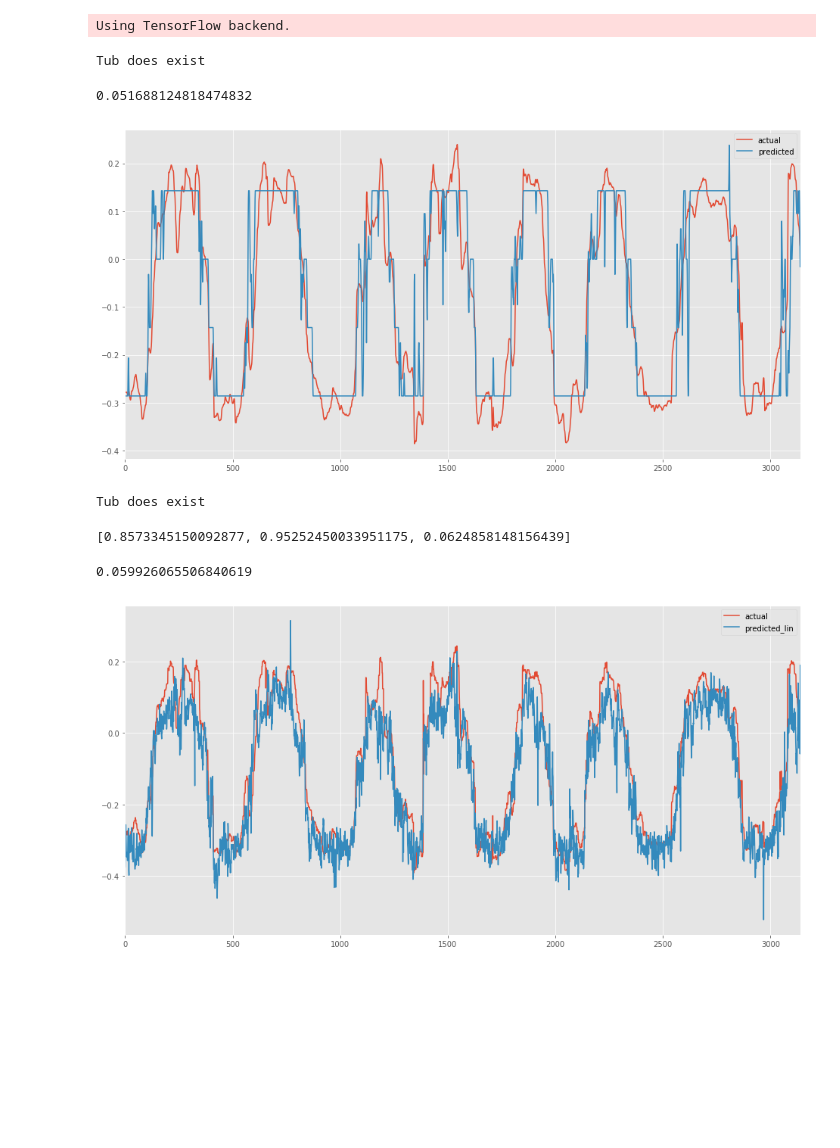
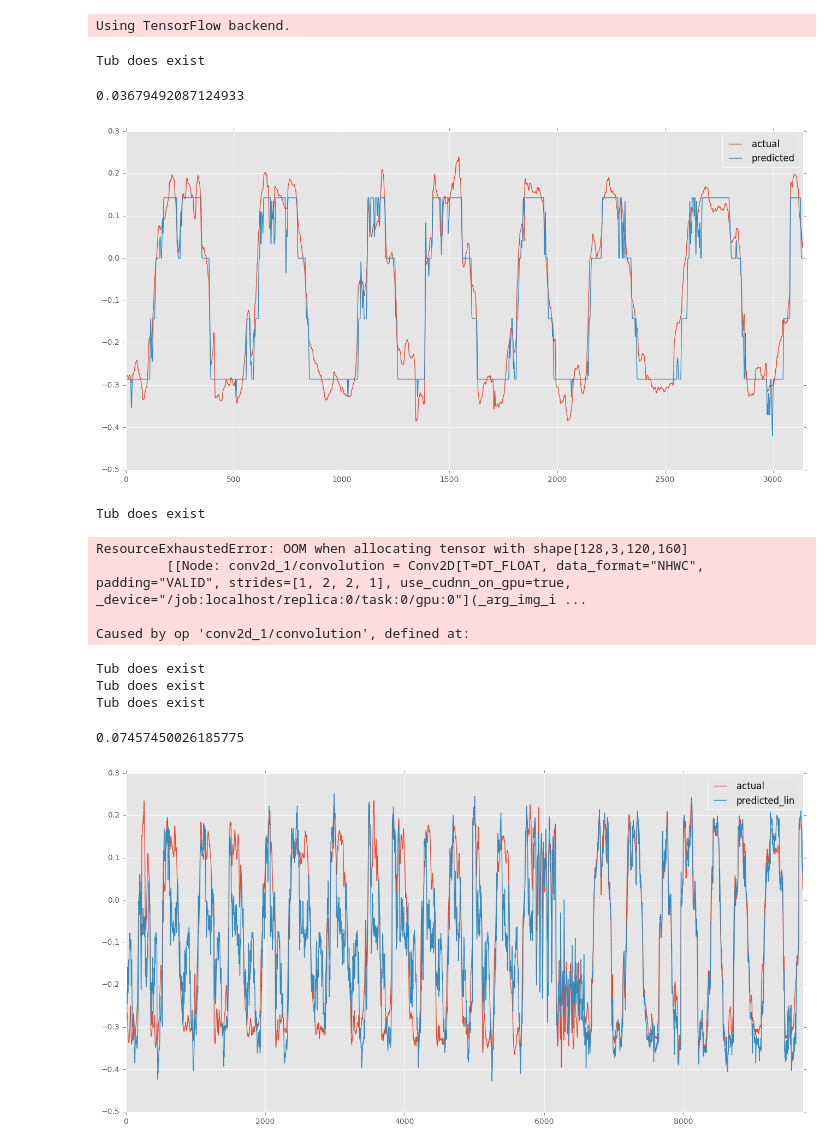
Before and after one commit to test-v1/notebooks-1, a Jupyter notebook: donkeycar/donkey2.ipynb, the cells around one changed output. Drawn from its saved outputs; the diff is of its cells as text; code cells hidden in the pictures; blank space fills up the shorter version.

```diff
--- a/donkeycar/donkey2.ipynb
+++ b/donkeycar/donkey2.ipynb
@@ -52,8 +53,10 @@ def output_pair_lin(model, dataset):
     predicted, throttle = model.predict(img_in)
     return (predicted, angle_out)
 # %%
-model = keras.models.load_model('models/ws.cls.nb.1.30')
-dataset = dataset_from_tub("data.ws.test/tub_1_17-09-23", limit=-1)
+model = keras.models.load_model('/home/ubuntu/donkeycar/d2/models/ws.cls.nb.undistort.0.79')
+# dataset = dataset_from_all_tubs("/home/ubuntu/donkeycar/d2/data.ws.test")
+dataset = dataset_from_tub("/home/ubuntu/donkeycar/d2/data.ws.test/tub_1_17-09-23", limit=-1)
+dataset = (np.asarray([undistort(img, balance=0.6) for img in dataset[0]]), dataset[1], dataset[2])
 predicted, actual = output_pair_cat(model, dataset)
 df = pd.DataFrame(dict(predicted=predicted, actual=actual))
 df = df.rolling(5, win_type='triang').mean()
@@ -61,12 +64,13 @@ df.plot()
 np.absolute(df['actual'] - df['predicted']).mean()
 # %% [output]
 Tub does exist
-0.051688124818474832
+0.03679492087124933
-[figure, old version]
+[figure, new version]
 # %%
-# eval_ds = dataset_from_all_tubs("data.ws.test")
-eval_ds = dataset_from_tub("data.ws.test/tub_1_17-09-23", limit=-1)
-model = keras.models.load_model('models/ws.cls.nb.1.30')
+# eval_ds = dataset_from_all_tubs("/home/ubuntu/donkeycar/d2/data.ws.test")
+eval_ds = dataset_from_tub("/home/ubuntu/donkeycar/d2/data.ws.test/tub_1_17-09-23", limit=-1)
+eval_ds = (np.asarray([undistort(img, balance=0.6) for img in eval_ds[0]]), eval_ds[1], eval_ds[2])
+model = keras.models.load_model('/home/ubuntu/donkeycar/d2/models/ws.cls.undistorted')
 
 model.evaluate(x={"img_in": eval_ds[0]},
           y={"angle_out": bin_angle_out(eval_ds[1]), "throttle_out": eval_ds[2]},
@@ -74,17 +78,24 @@ model.evaluate(x={"img_in": eval_ds[0]},
           verbose=2)
 # %% [output]
 Tub does exist
-[0.8573345150092877, 0.95252450033951175, 0.0624858148156439]
+ResourceExhaustedError: OOM when allocating tensor with shape[128,3,120,160]
+         [[Node: conv2d_1/convolution = Conv2D[T=DT_FLOAT, data_format="NHWC", padding="VALID", strides=[1, 2, 2, 1], use_cudnn_on_gpu=true, _device="/job:localhost/replica:0/task:0/gpu:0"](_arg_img_i ...
+
+Caused by op 'conv2d_1/convolution', defined at:
 # %%
-# dataset = dataset_from_all_tubs("data.ws.test")
-# dataset = dataset_from_tub("data.ws.test/tub_1_17-09-23", limit=-1)
-model = keras.models.load_model('models/ws.nb.3fc_l2.0.011')
+dataset = dataset_from_all_tubs("/home/ubuntu/donkeycar/d2/data.ws.test")
+# dataset = dataset_from_tub("/home/ubuntu/donkeycar/d2/data.ws.test/tub_1_17-09-23", limit=-1)
+dataset = (np.asarray([undistort(img, balance=0.6) for img in dataset[0]]), dataset[1], dataset[2])
+model = keras.models.load_model('/home/ubuntu/donkeycar/d2/models/ws.nb.3fc_l1.undistort.0.06')
 
 predicted_lin, actual = output_pair_lin(model, dataset)
 df = pd.DataFrame(dict(predicted_lin=predicted_lin[:,0], actual=actual))
-# df = df.rolling(5, win_type='triang').mean()
+df = df.rolling(5, win_type='triang').mean()
 df.plot()
 np.absolute(df['actual'] - df['predicted_lin']).mean()
 # %% [output]
-0.059926065506840619
+Tub does exist
+Tub does exist
+Tub does exist
+0.07457450026185775
-[figure, old version]
+[figure, new version]
```
Also changed, not shown: parts of 2 cells of this notebook, 2 other files.
